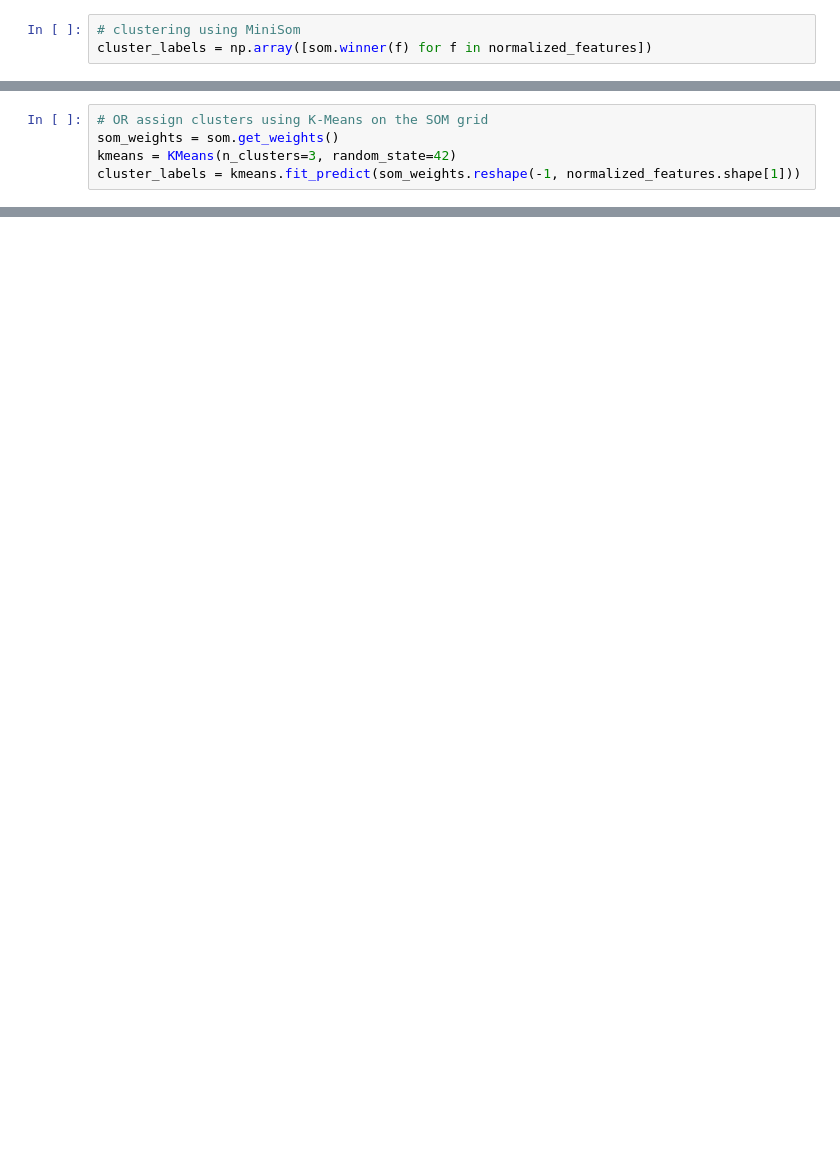
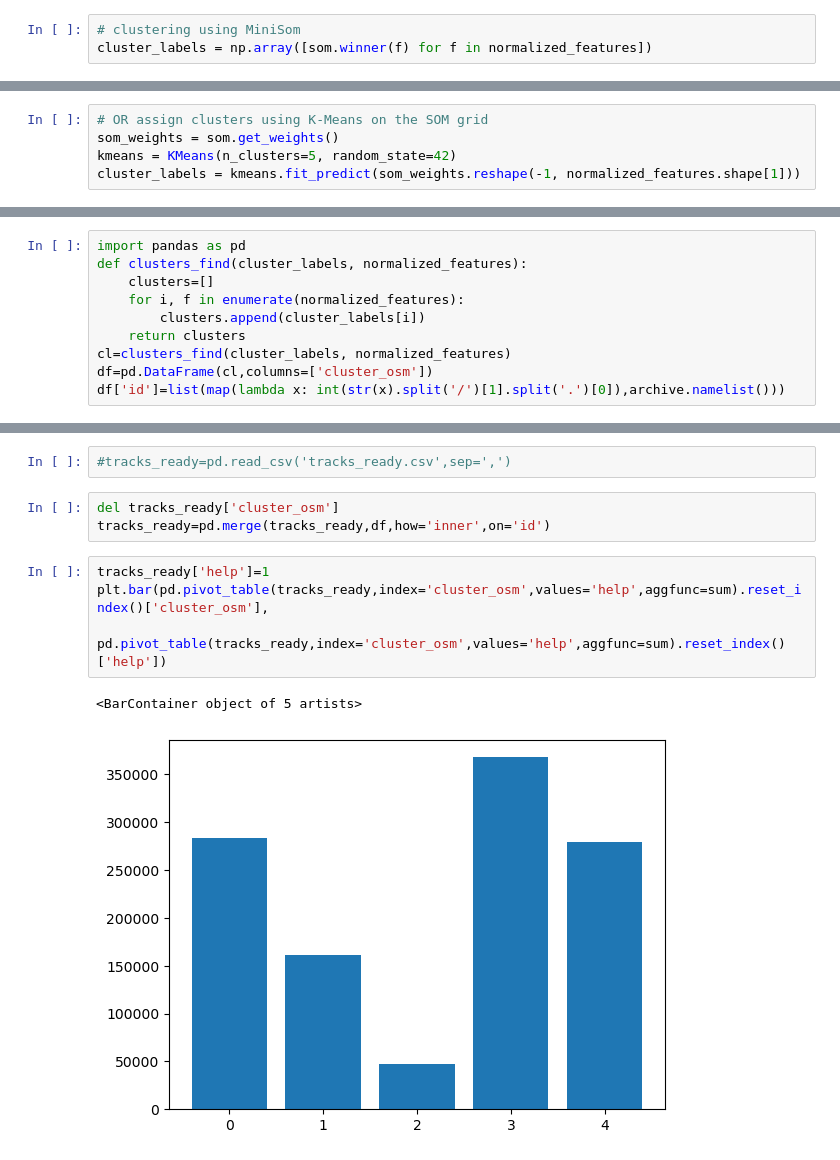
Before and after one commit to FomichAnastasia/master-thesis-, a Jupyter notebook: SOM.ipynb, the cells around one changed output, grey strips where cells are left out. Drawn from its saved outputs; the diff is of its cells as text; blank space fills up the shorter version.

```diff
--- a/SOM.ipynb
+++ b/SOM.ipynb
@@ -95,5 +102,5 @@ plt.show()
 # %%
 # OR assign clusters using K-Means on the SOM grid
 som_weights = som.get_weights()
-kmeans = KMeans(n_clusters=3, random_state=42)
+kmeans = KMeans(n_clusters=5, random_state=42)
 cluster_labels = kmeans.fit_predict(som_weights.reshape(-1, normalized_features.shape[1]))
@@ -121,0 +121,10 @@ plt.show()
+# %%
+import pandas as pd
+def clusters_find(cluster_labels, normalized_features):
+    clusters=[]
+    for i, f in enumerate(normalized_features):
+        clusters.append(cluster_labels[i])
+    return clusters
+cl=clusters_find(cluster_labels, normalized_features)
+df=pd.DataFrame(cl,columns=['cluster_osm'])
+df['id']=list(map(lambda x: int(str(x).split('/')[1].split('.')[0]),archive.namelist()))
@@ -121,0 +140,12 @@ plt.show()
+# %%
+#tracks_ready=pd.read_csv('tracks_ready.csv',sep=',')
+# %%
+del tracks_ready['cluster_osm']
+tracks_ready=pd.merge(tracks_ready,df,how='inner',on='id')
+# %%
+tracks_ready['help']=1
+plt.bar(pd.pivot_table(tracks_ready,index='cluster_osm',values='help',aggfunc=sum).reset_index()['cluster_osm'],
+        pd.pivot_table(tracks_ready,index='cluster_osm',values='help',aggfunc=sum).reset_index()['help'])
+# %% [output]
+<BarContainer object of 5 artists>
+[figure, added]
```
Also changed, not shown: parts of 30 cells of this notebook, 2 other files.
